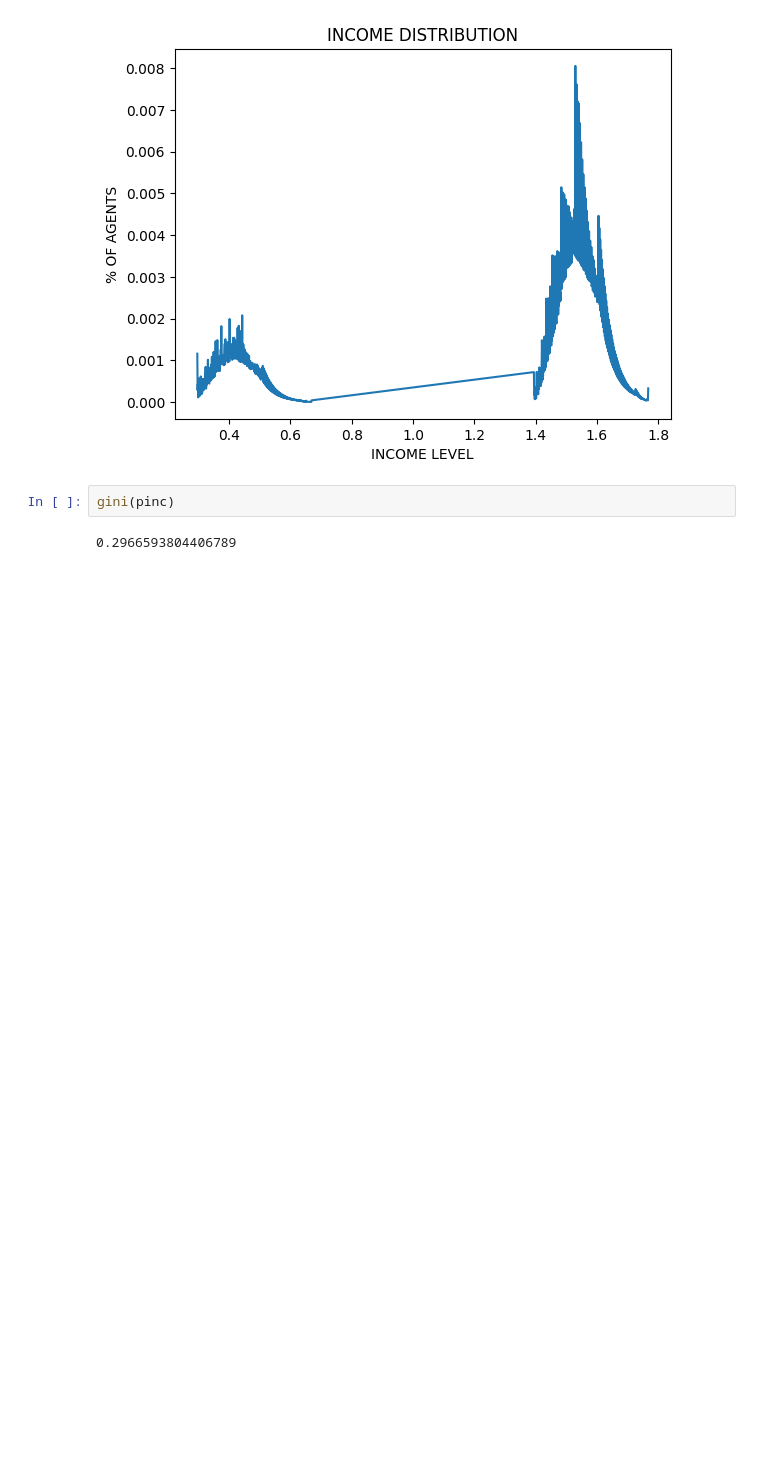
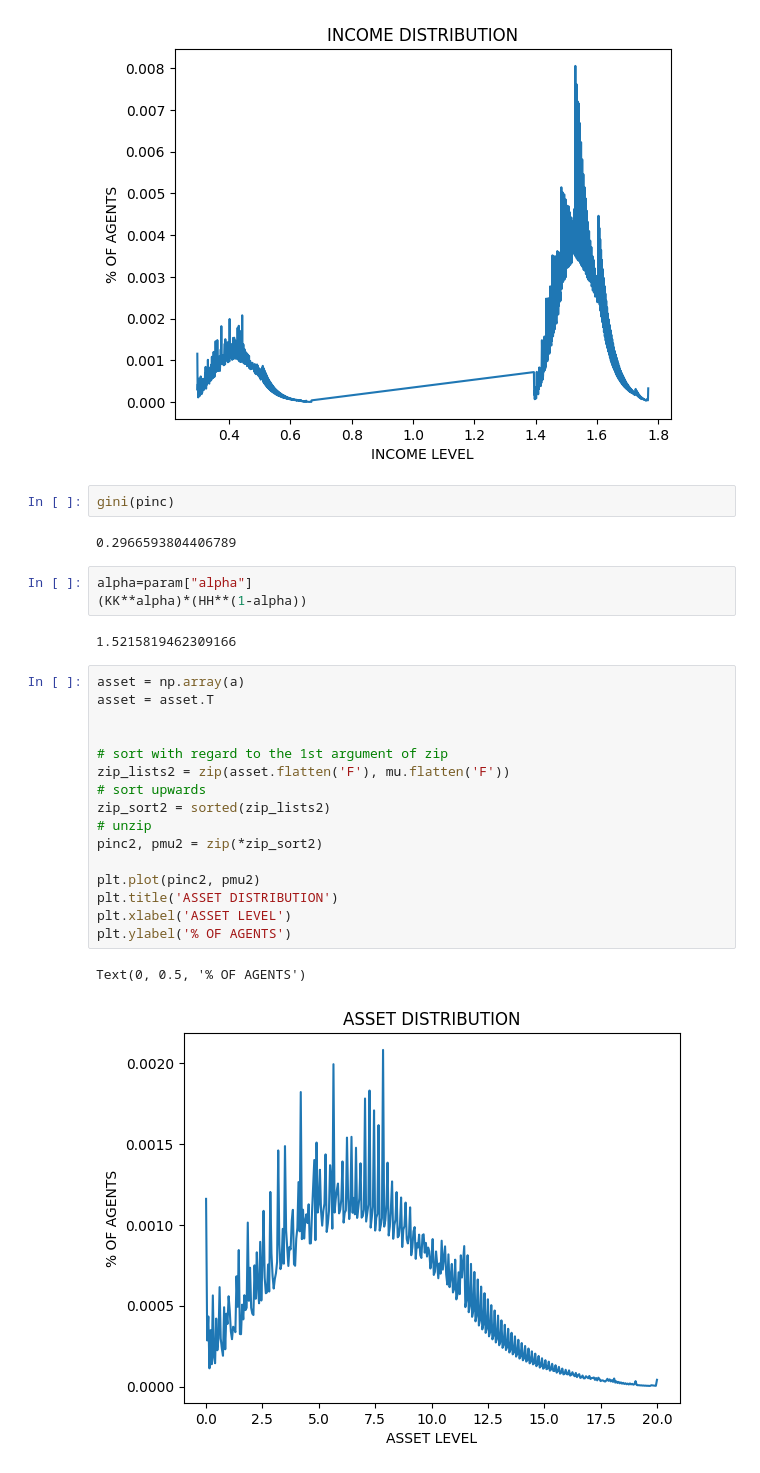
Before and after one commit to Maoko81/test2, a Jupyter notebook: Quantmacro_finalreport.ipynb, the cells around one changed output. Saved outputs shown, nothing was run; the diff lists cells and outputs as text; blank space fills up the shorter version.

```diff
--- a/Quantmacro_finalreport.ipynb
+++ b/Quantmacro_finalreport.ipynb
@@ -370,3 +378,27 @@ Text(0, 0.5, '% OF AGENTS')
 gini(pinc)
 # %% [output]
 0.2966593804406789
+# %%
+alpha=param["alpha"]
+(KK**alpha)*(HH**(1-alpha))
+# %% [output]
+1.5215819462309166
+# %%
+asset = np.array(a)
+asset = asset.T
+
+
+# sort with regard to the 1st argument of zip
+zip_lists2 = zip(asset.flatten('F'), mu.flatten('F'))
+# sort upwards
+zip_sort2 = sorted(zip_lists2)
+# unzip
+pinc2, pmu2 = zip(*zip_sort2)
+
+plt.plot(pinc2, pmu2)
+plt.title('ASSET DISTRIBUTION')
+plt.xlabel('ASSET LEVEL')
+plt.ylabel('% OF AGENTS')
+# %% [output]
+Text(0, 0.5, '% OF AGENTS')
+[figure, added]
```
Also changed, not shown: parts of 3 cells of this notebook.
